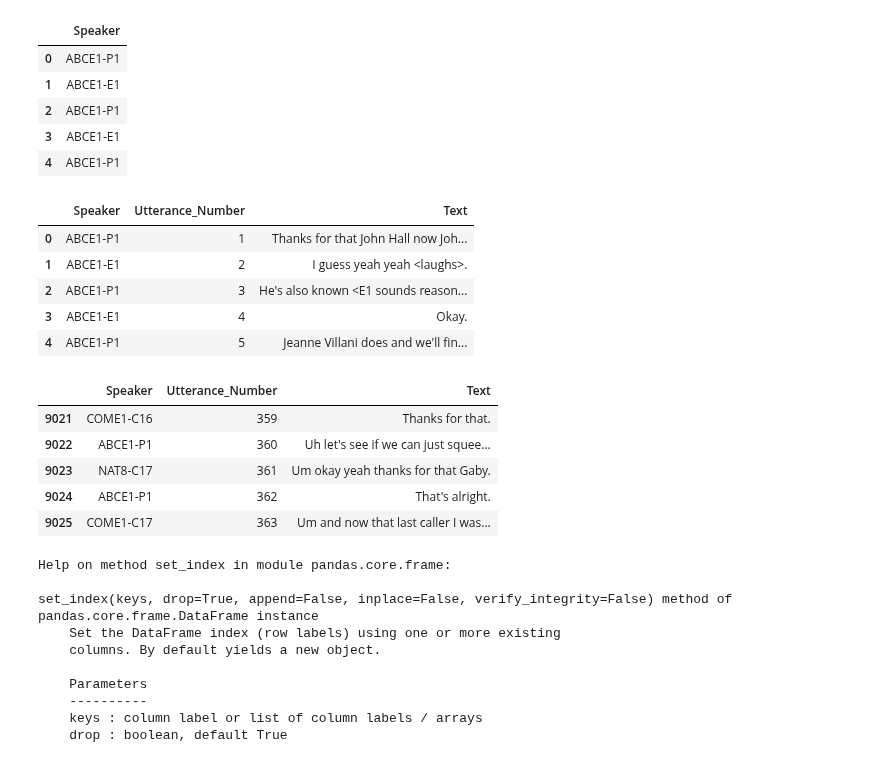
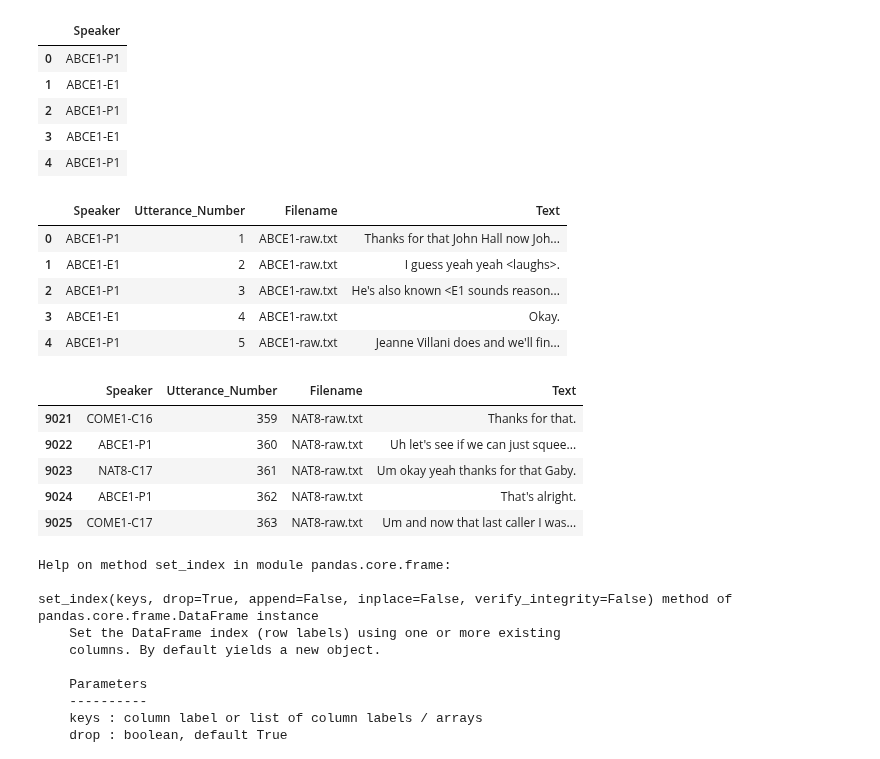
Before and after one commit to Data-Science-for-Linguists/Discourse-Analysis-ART-Corpus, a Jupyter notebook: reformatting_raw_files.ipynb, the cells around one changed output. Drawn from its saved outputs; the diff is of its cells as text; code cells hidden in the pictures.

Commit message:
adding filename to art_df

```diff
--- a/reformatting_raw_files.ipynb
+++ b/reformatting_raw_files.ipynb
@@ -969,22 +971,23 @@ art_df.head()
 | 4 | ABCE1-P1 |
 # %%
 art_df["Utterance_Number"]=pd.DataFrame(utterance_num)
+art_df["Filename"]=pd.DataFrame(line_fid)
 art_df["Text"]=pd.DataFrame(text)
 art_df.head()
 art_df.tail()
 # %% [output]
-|  | Speaker | Utterance_Number | Text |
-| 0 | ABCE1-P1 | 1 | Thanks for that John Hall now Joh... |
-| 1 | ABCE1-E1 | 2 | I guess yeah yeah <laughs>. |
-| 2 | ABCE1-P1 | 3 | He's also known <E1 sounds reason... |
-| 3 | ABCE1-E1 | 4 | Okay. |
-| 4 | ABCE1-P1 | 5 | Jeanne Villani does and we'll fin... |
+|  | Speaker | Utterance_Number | Filename | Text |
+| 0 | ABCE1-P1 | 1 | ABCE1-raw.txt | Thanks for that John Hall now Joh... |
+| 1 | ABCE1-E1 | 2 | ABCE1-raw.txt | I guess yeah yeah <laughs>. |
+| 2 | ABCE1-P1 | 3 | ABCE1-raw.txt | He's also known <E1 sounds reason... |
+| 3 | ABCE1-E1 | 4 | ABCE1-raw.txt | Okay. |
+| 4 | ABCE1-P1 | 5 | ABCE1-raw.txt | Jeanne Villani does and we'll fin... |
-|  | Speaker | Utterance_Number | Text |
-| 9021 | COME1-C16 | 359 | Thanks for that. |
-| 9022 | ABCE1-P1 | 360 | Uh let's see if we can just squee... |
-| 9023 | NAT8-C17 | 361 | Um okay yeah thanks for that Gaby. |
-| 9024 | ABCE1-P1 | 362 | That's alright. |
-| 9025 | COME1-C17 | 363 | Um and now that last caller I was... |
+|  | Speaker | Utterance_Number | Filename | Text |
+| 9021 | COME1-C16 | 359 | NAT8-raw.txt | Thanks for that. |
+| 9022 | ABCE1-P1 | 360 | NAT8-raw.txt | Uh let's see if we can just squee... |
+| 9023 | NAT8-C17 | 361 | NAT8-raw.txt | Um okay yeah thanks for that Gaby. |
+| 9024 | ABCE1-P1 | 362 | NAT8-raw.txt | That's alright. |
+| 9025 | COME1-C17 | 363 | NAT8-raw.txt | Um and now that last caller I was... |
 # %%
 # how to do multi-level indexing
 help(art_df.set_index)
```
Also changed, not shown: parts of 7 cells of this notebook.
